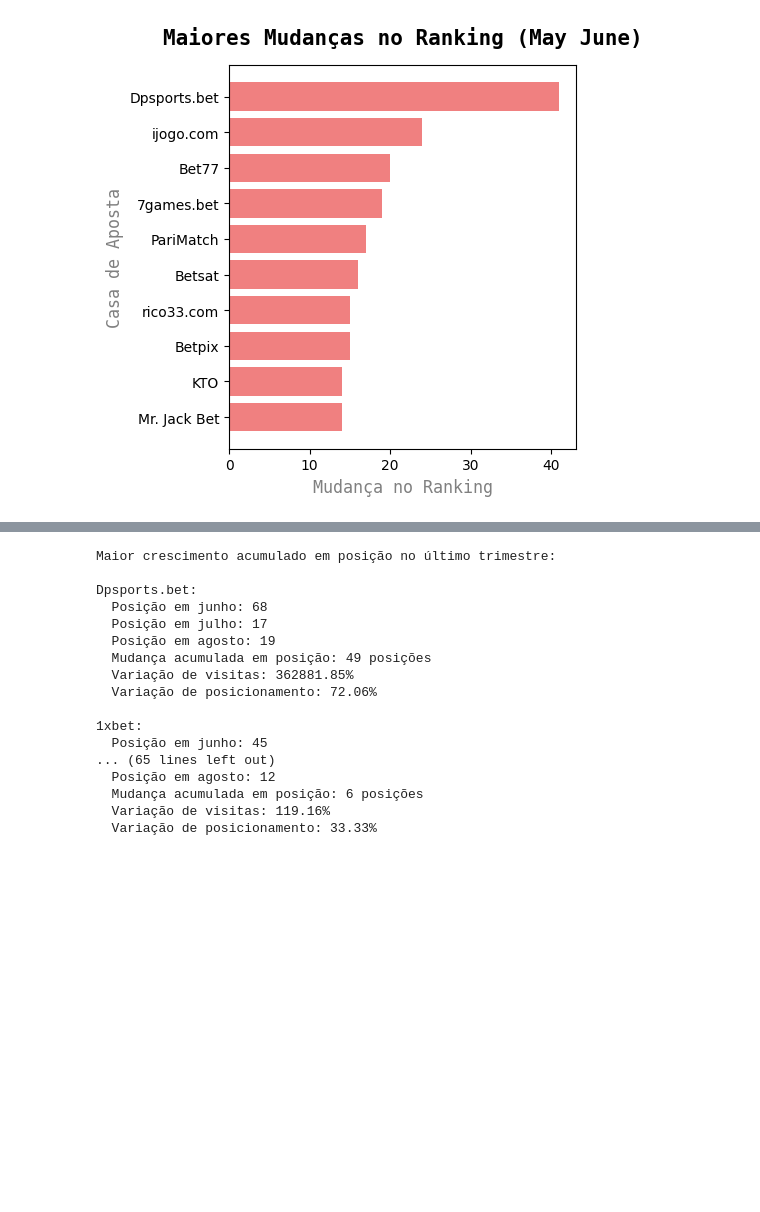
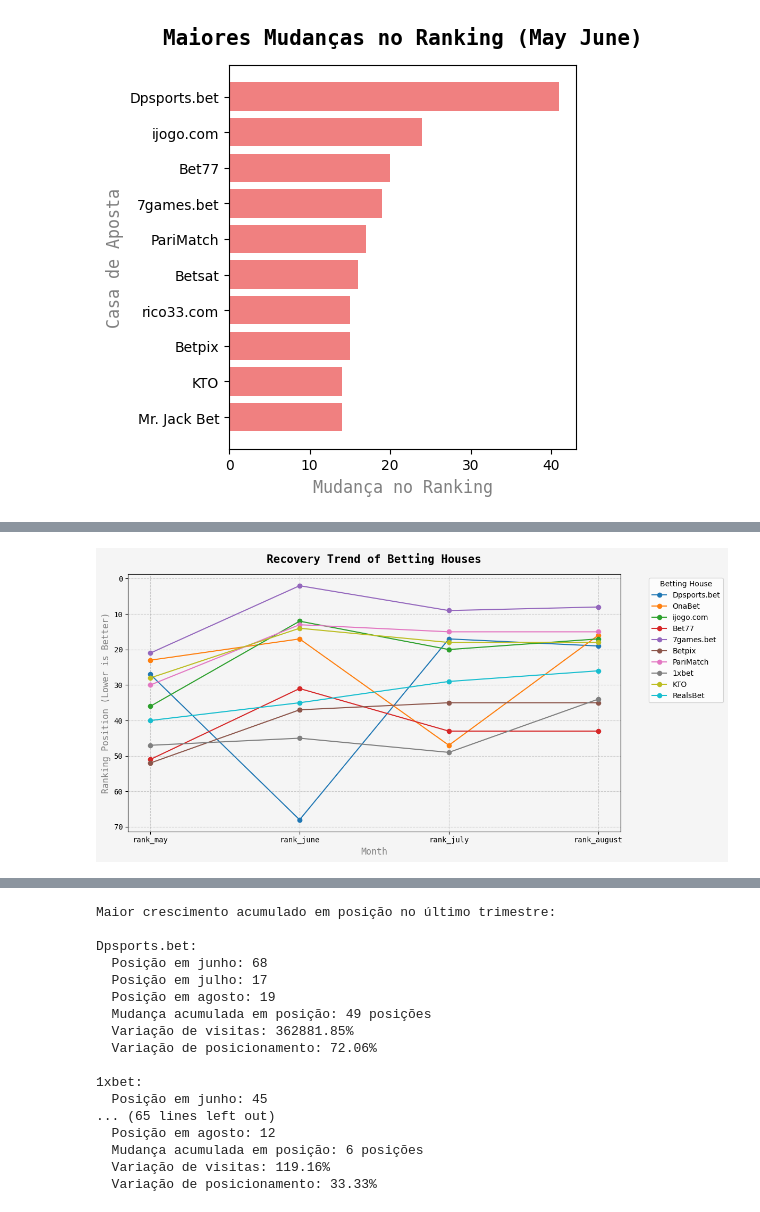
Before and after one commit to mathanssen/alts-digital, a Jupyter notebook: bookmarkers/notebooks/analysis.ipynb, the cells around one changed output, grey strips where cells are left out. Cells and saved outputs as stored; diff of their text form; code cells hidden in the pictures; blank space fills up the shorter version.

```diff
--- a/bookmarkers/notebooks/analysis.ipynb
+++ b/bookmarkers/notebooks/analysis.ipynb
@@ -156,0 +321,4 @@ Quais casas de apostas conseguiram reverter uma queda significativa e retomar po
+# %%
+ranking_columns_example = ['rank_may', 'rank_june', 'rank_july', 'rank_august']
+result = calculate_drop_and_recovery(df, ranking_columns_example)
+result.head(10)
@@ -156,0 +337,5 @@ Quais casas de apostas conseguiram reverter uma queda significativa e retomar po
+# %%
+result = calculate_drop_and_recovery(df, ranking_columns_example)
+plot_position_recovery_trend(result.head(10))
+# %% [output]
+[figure, added]
```
Also changed, not shown: parts of 38 cells of this notebook, 2 other files.
